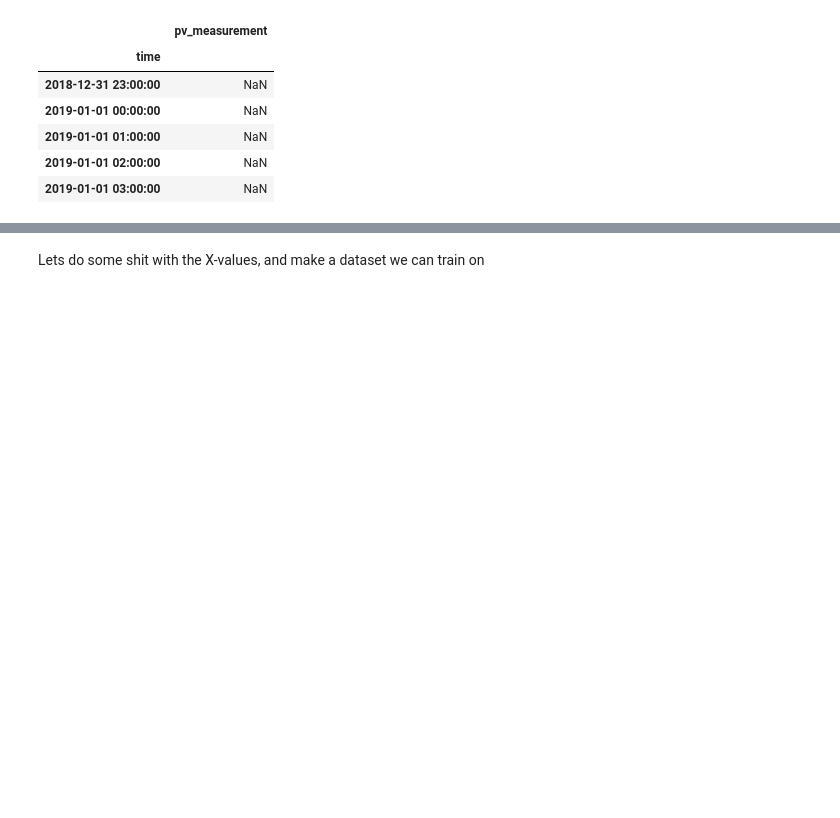
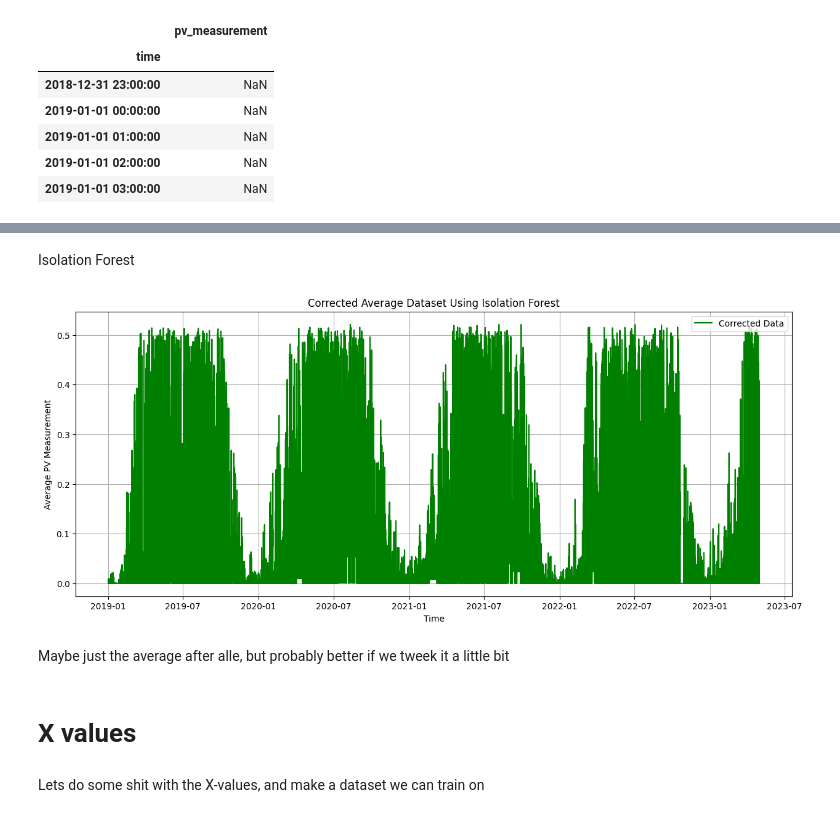
Before and after one commit to simenstang/TDT4173, a Jupyter notebook: data/notebooks_trials/simen_notebook.ipynb, the cells around one changed output, grey strips where cells are left out. Drawn from its saved outputs; the diff is of its cells as text; code cells hidden in the pictures; blank space fills up the shorter version.

```diff
--- a/data/notebooks_trials/simen_notebook.ipynb
+++ b/data/notebooks_trials/simen_notebook.ipynb
@@ -339,2 +387,31 @@ A bit better maybe, but still needs tweaking
+# %% [markdown]
+Isolation Forest
+# %%
+from sklearn.ensemble import IsolationForest
+
+# Using the IsolationForest to identify outliers
+clf = IsolationForest(contamination=0.05)
+outliers = clf.fit_predict(average_dataset[['average_pv_measurement']]) == -1
+
+# Substitute outliers with approximations
+median_value = average_dataset.loc[~outliers, 'average_pv_measurement'].median()
+average_dataset.loc[outliers, 'average_pv_measurement'] = median_value
+
+# Plot corrected data
+plt.figure(figsize=(15,6))
+plt.plot(average_dataset['time'], average_dataset['average_pv_measurement'], label='Corrected Data', color='green')
+
+plt.legend()
+plt.title("Corrected Average Dataset Using Isolation Forest")
+plt.xlabel("Time")
+plt.ylabel("Average PV Measurement")
+plt.grid(True)
+plt.show()
+# %% [output]
+[figure, added]
+# %% [markdown]
+Maybe just the average after alle, but probably better if we tweek it a little bit
+# %% [markdown]
+# X values
 # %% [markdown]
 Lets do some shit with the X-values, and make a dataset we can train on
```
Also changed, not shown: parts of 15 cells of this notebook.
